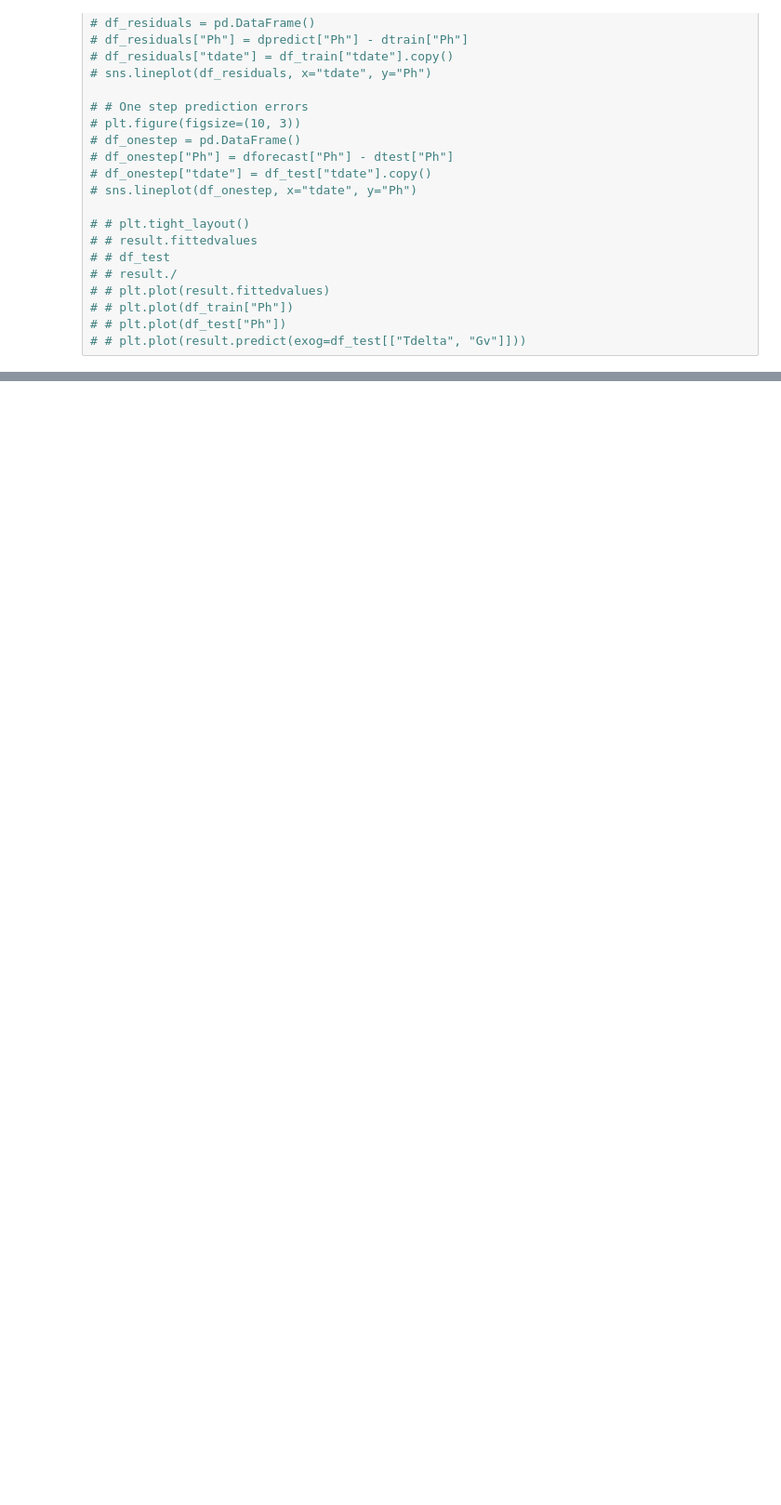
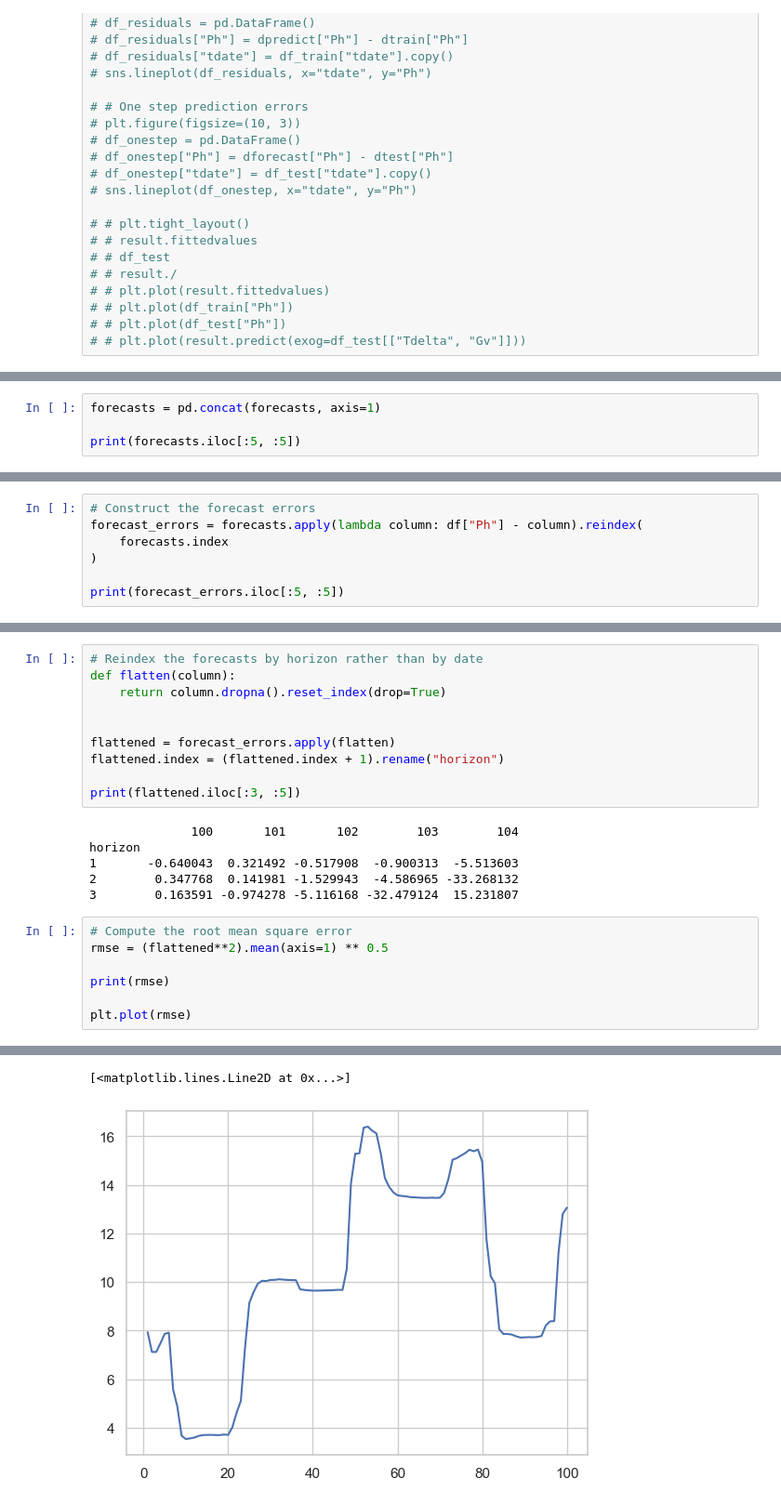
Before and after one commit to JeppeKlitgaard/DTU-02613-TimeSeries, a Jupyter notebook: Assignment3/Jeppe/JK_3.ipynb, the cells around one changed output, grey strips where cells are left out. Shown at 93% size. Cells and saved outputs as stored; diff of their text form; blank space fills up the shorter version.

```diff
--- a/Assignment3/Jeppe/JK_3.ipynb
+++ b/Assignment3/Jeppe/JK_3.ipynb
@@ -655,0 +768,4 @@ ValueError: Provided exogenous values are not of the appropriate shape. Required
+# %%
+forecasts = pd.concat(forecasts, axis=1)
+
+print(forecasts.iloc[:5, :5])
@@ -655,0 +779,7 @@ ValueError: Provided exogenous values are not of the appropriate shape. Required
+# %%
+# Construct the forecast errors
+forecast_errors = forecasts.apply(lambda column: df["Ph"] - column).reindex(
+    forecasts.index
+)
+
+print(forecast_errors.iloc[:5, :5])
@@ -655,0 +793,24 @@ ValueError: Provided exogenous values are not of the appropriate shape. Required
+# %%
+# Reindex the forecasts by horizon rather than by date
+def flatten(column):
+    return column.dropna().reset_index(drop=True)
+
+
+flattened = forecast_errors.apply(flatten)
+flattened.index = (flattened.index + 1).rename("horizon")
+
+print(flattened.iloc[:3, :5])
+# %% [output]
+              100       101       102        103        104
+horizon
+1       -0.640043  0.321492 -0.517908  -0.900313  -5.513603
+2        0.347768  0.141981 -1.529943  -4.586965 -33.268132
+3        0.163591 -0.974278 -5.116168 -32.479124  15.231807
+# %%
+# Compute the root mean square error
+rmse = (flattened**2).mean(axis=1) ** 0.5
+
+print(rmse)
+
+plt.plot(rmse)
+# %% [output]
@@ -656,3 +830,5 @@ ValueError: Provided exogenous values are not of the appropriate shape. Required
+[<matplotlib.lines.Line2D at 0x...>]
+[figure, added]
 # %%
 df_train
 # %% [output]
```
Also changed, not shown: parts of 9 cells of this notebook, 1 other file.
